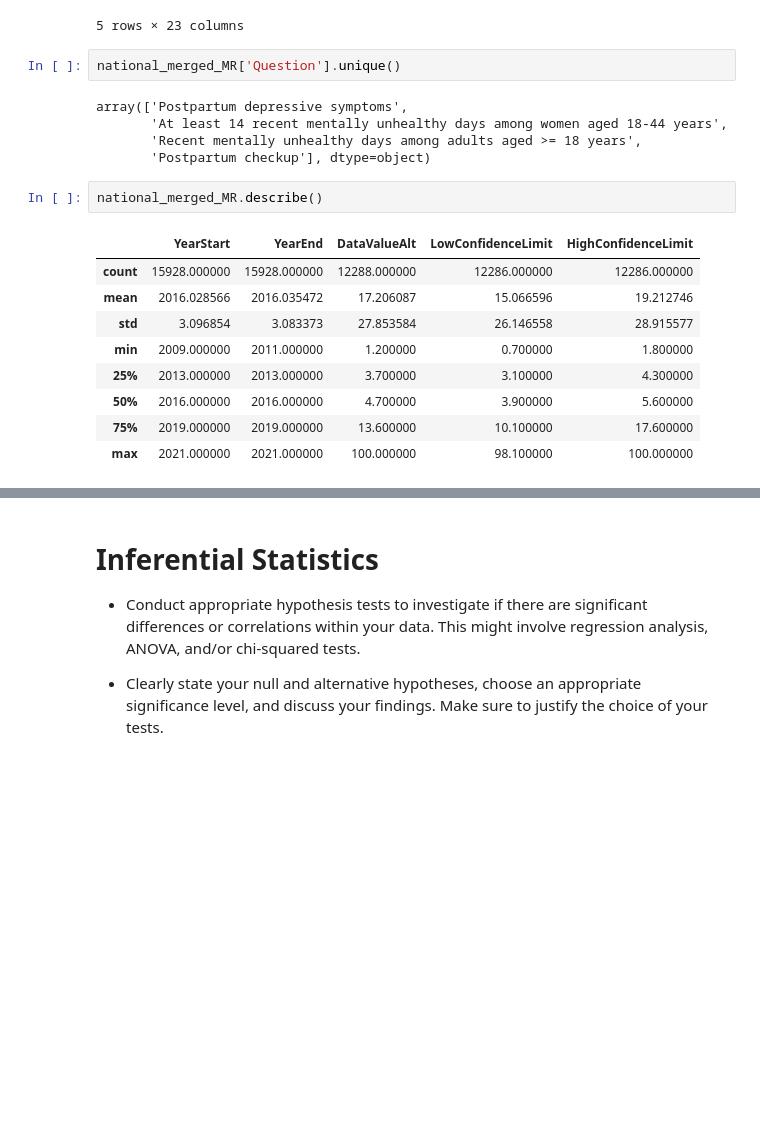
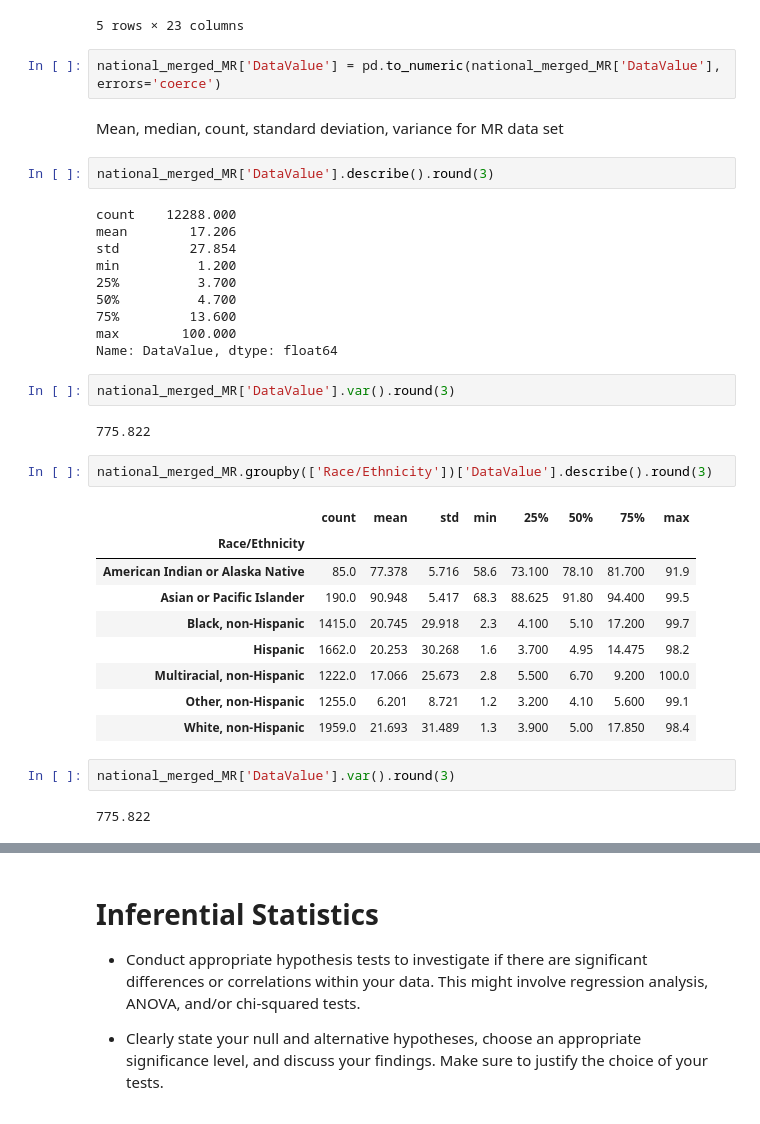
Before and after one commit to jrmcmill/618-project, a Jupyter notebook: V2Project-Description.ipynb, the cells around one changed output, grey strips where cells are left out. Cells and saved outputs as stored; diff of their text form; blank space fills up the shorter version.

```diff
--- a/V2Project-Description.ipynb
+++ b/V2Project-Description.ipynb
@@ -677,24 +653,41 @@ national_merged_MR.head()
 | 3 | 2009 | 2011 | Arkansas | PRAMS | Mental Health | Postpartum depressive symptoms | % | Crude Prevalence | ... |
 | 4 | 2009 | 2011 | California | PRAMS | Mental Health | Postpartum depressive symptoms | % | Crude Prevalence | ... |
 5 rows × 23 columns
-# %%
-national_merged_MR['Question'].unique()
-# %% [output]
-array(['Postpartum depressive symptoms',
-       'At least 14 recent mentally unhealthy days among women aged 18-44 years',
-       'Recent mentally unhealthy days among adults aged >= 18 years',
-       'Postpartum checkup'], dtype=object)
+# %%
+national_merged_MR['DataValue'] = pd.to_numeric(national_merged_MR['DataValue'], errors='coerce')
+# %% [markdown]
+Mean, median, count, standard deviation, variance for MR data set
 # %%
-national_merged_MR.describe()
+national_merged_MR['DataValue'].describe().round(3)
 # %% [output]
-|  | YearStart | YearEnd | DataValueAlt | LowConfidenceLimit | HighConfidenceLimit |
-| count | 15928.000000 | 15928.000000 | 12288.000000 | 12286.000000 | 12286.000000 |
-| mean | 2016.028566 | 2016.035472 | 17.206087 | 15.066596 | 19.212746 |
-| std | 3.096854 | 3.083373 | 27.853584 | 26.146558 | 28.915577 |
-| min | 2009.000000 | 2011.000000 | 1.200000 | 0.700000 | 1.800000 |
-| 25% | 2013.000000 | 2013.000000 | 3.700000 | 3.100000 | 4.300000 |
-| 50% | 2016.000000 | 2016.000000 | 4.700000 | 3.900000 | 5.600000 |
-| 75% | 2019.000000 | 2019.000000 | 13.600000 | 10.100000 | 17.600000 |
-| max | 2021.000000 | 2021.000000 | 100.000000 | 98.100000 | 100.000000 |
+count    12288.000
+mean        17.206
+std         27.854
+min          1.200
+25%          3.700
+50%          4.700
+75%         13.600
+max        100.000
+Name: DataValue, dtype: float64
+# %%
+national_merged_MR['DataValue'].var().round(3)
+# %% [output]
+775.822
+# %%
+national_merged_MR.groupby(['Race/Ethnicity'])['DataValue'].describe().round(3)
+# %% [output]
+|  | count | mean | std | min | 25% | 50% | 75% | max |
+| Race/Ethnicity |  |  |  |  |  |  |  |  |
+| American Indian or Alaska Native | 85.0 | 77.378 | 5.716 | 58.6 | 73.100 | 78.10 | 81.700 | 91.9 |
+| Asian or Pacific Islander | 190.0 | 90.948 | 5.417 | 68.3 | 88.625 | 91.80 | 94.400 | 99.5 |
+| Black, non-Hispanic | 1415.0 | 20.745 | 29.918 | 2.3 | 4.100 | 5.10 | 17.200 | 99.7 |
+| Hispanic | 1662.0 | 20.253 | 30.268 | 1.6 | 3.700 | 4.95 | 14.475 | 98.2 |
+| Multiracial, non-Hispanic | 1222.0 | 17.066 | 25.673 | 2.8 | 5.500 | 6.70 | 9.200 | 100.0 |
+| Other, non-Hispanic | 1255.0 | 6.201 | 8.721 | 1.2 | 3.200 | 4.10 | 5.600 | 99.1 |
+| White, non-Hispanic | 1959.0 | 21.693 | 31.489 | 1.3 | 3.900 | 5.00 | 17.850 | 98.4 |
+# %%
+national_merged_MR['DataValue'].var().round(3)
+# %% [output]
+775.822
 # %% [markdown]
 The summary statistics show that the datasets have similar mean values for various numeric variables across different years, with moderate standard deviations indicating some variability. Additionally, the ranges of the data suggest a spread from the minimum to maximum values, while quartiles provide insight into the central tendency and variability of the data distribution.
```
Also changed, not shown: parts of 35 cells of this notebook.
